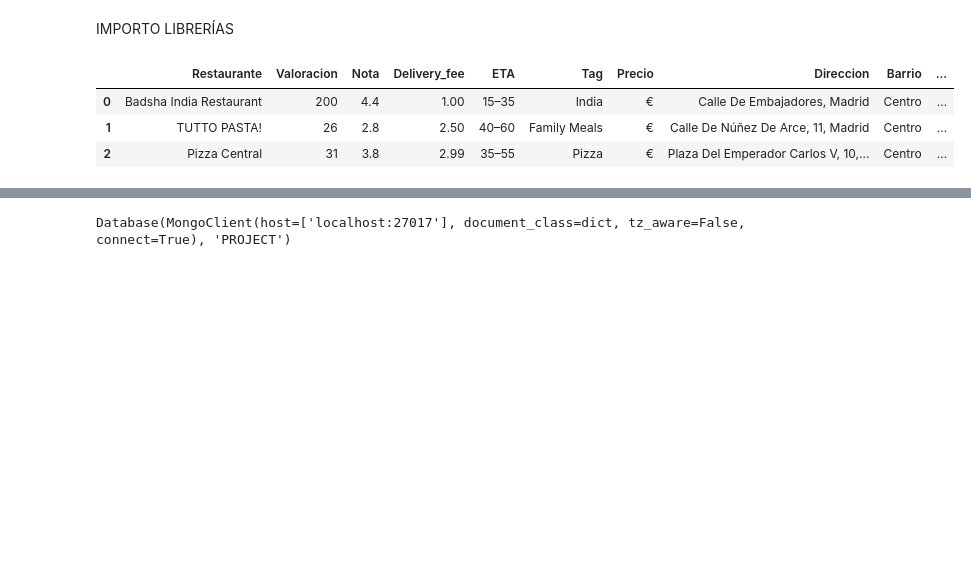
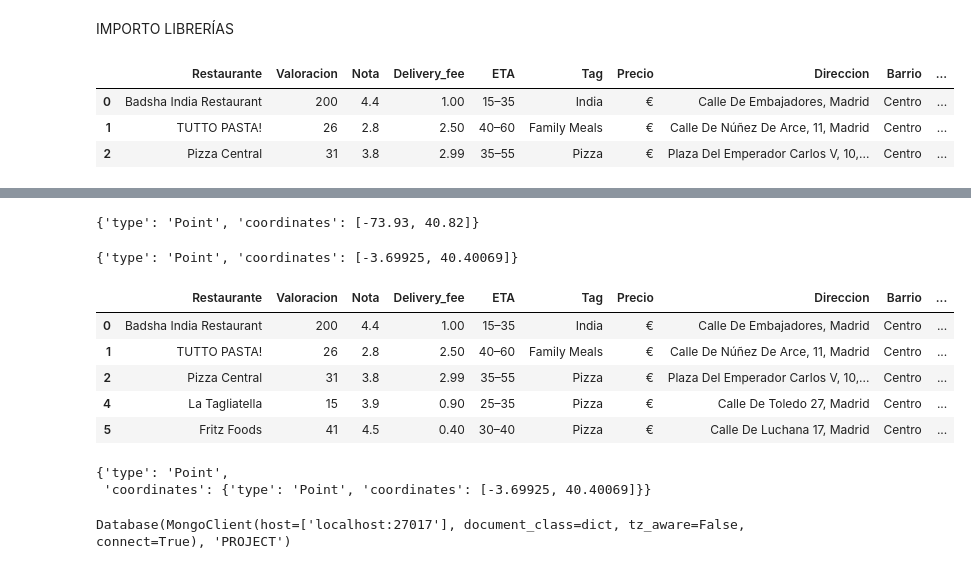
Before and after one commit to juanvpa/Proyecto-Final-Ironhack, a Jupyter notebook: Notebooks/5. UberEats - GeoQueries.ipynb, the cells around one changed output, grey strips where cells are left out. Drawn from its saved outputs; the diff is of its cells as text; code cells hidden in the pictures; blank space fills up the shorter version.

```diff
--- a/Notebooks/5. UberEats - GeoQueries.ipynb
+++ b/Notebooks/5. UberEats - GeoQueries.ipynb
@@ -13,6 +13,3 @@ df.head(3)
 | 0 | Badsha India Restaurant | 200 | 4.4 | 1.00 | 15–35 | India | € | Calle De Embajadores, Madrid | Centro | ... |
 | 1 | TUTTO PASTA! | 26 | 2.8 | 2.50 | 40–60 | Family Meals | € | Calle De Núñez De Arce, 11, Madrid | Centro | ... |
 | 2 | Pizza Central | 31 | 3.8 | 2.99 | 35–55 | Pizza | € | Plaza Del Emperador Carlos V, 10,... | Centro | ... |
-# %%
-df['TypePoint'] = [Point(xy) for xy in zip(df.Lon, df.Lat)]
-df
@@ -32,0 +16,3 @@ df
+# %%
+df['Coordenates'] = df[['Lon', 'Lat']].apply(list, axis=1).tolist()
+df.head(3)
@@ -77,3 +28,0 @@ point
-# %%
-df["TypePoint"] = pd.Series(point)
-df
@@ -94,3 +29,31 @@ df
+# %%
+punto = type_point(coordenadas)
+punto
+# %% [output]
+{'type': 'Point', 'coordinates': [-73.93, 40.82]}
+# %%
+tp = []
+for i in df["Coordenates"]:
+    tp.append(type_point(i))
+df['Coordenates'] = tp
+# %%
+df['Coordenates'][0]
+# %% [output]
+{'type': 'Point', 'coordinates': [-3.69925, 40.40069]}
+# %%
+df.head(5)
+# %% [output]
+|  | Restaurante | Valoracion | Nota | Delivery_fee | ETA | Tag | Precio | Direccion | Barrio | ... |
+| 0 | Badsha India Restaurant | 200 | 4.4 | 1.00 | 15–35 | India | € | Calle De Embajadores, Madrid | Centro | ... |
+| 1 | TUTTO PASTA! | 26 | 2.8 | 2.50 | 40–60 | Family Meals | € | Calle De Núñez De Arce, 11, Madrid | Centro | ... |
+| 2 | Pizza Central | 31 | 3.8 | 2.99 | 35–55 | Pizza | € | Plaza Del Emperador Carlos V, 10,... | Centro | ... |
+| 4 | La Tagliatella | 15 | 3.9 | 0.90 | 25–35 | Pizza | € | Calle De Toledo 27, Madrid | Centro | ... |
+| 5 | Fritz Foods | 41 | 4.5 | 0.40 | 30–40 | Pizza | € | Calle De Luchana 17, Madrid | Centro | ... |
+# %%
+type_point(df["Coordenates"][0])
+# %% [output]
+{'type': 'Point',
+ 'coordinates': {'type': 'Point', 'coordinates': [-3.69925, 40.40069]}}
 # %%
 client = MongoClient("localhost:27017")
 # %%
```
Also changed, not shown: parts of 8 cells of this notebook.
